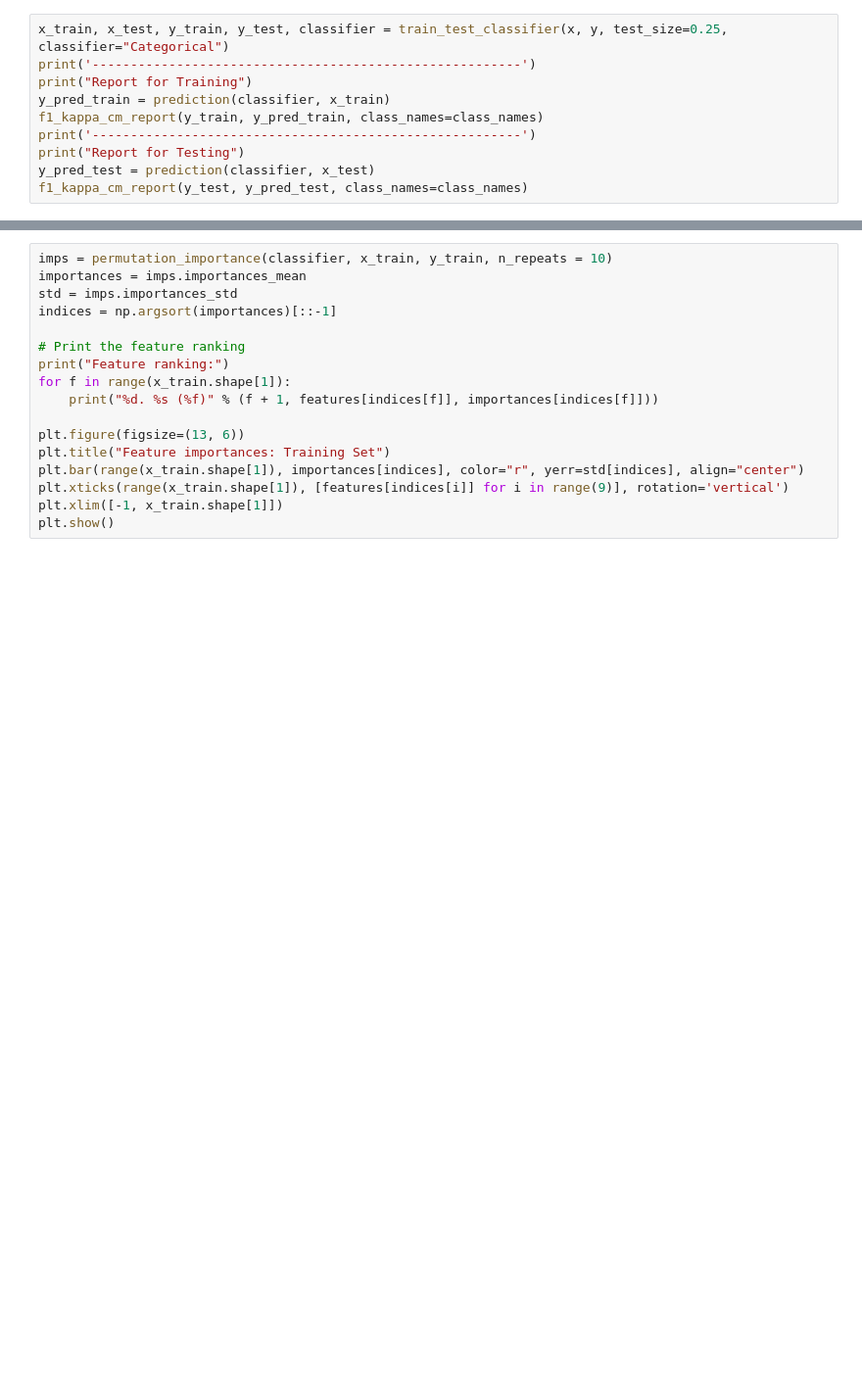
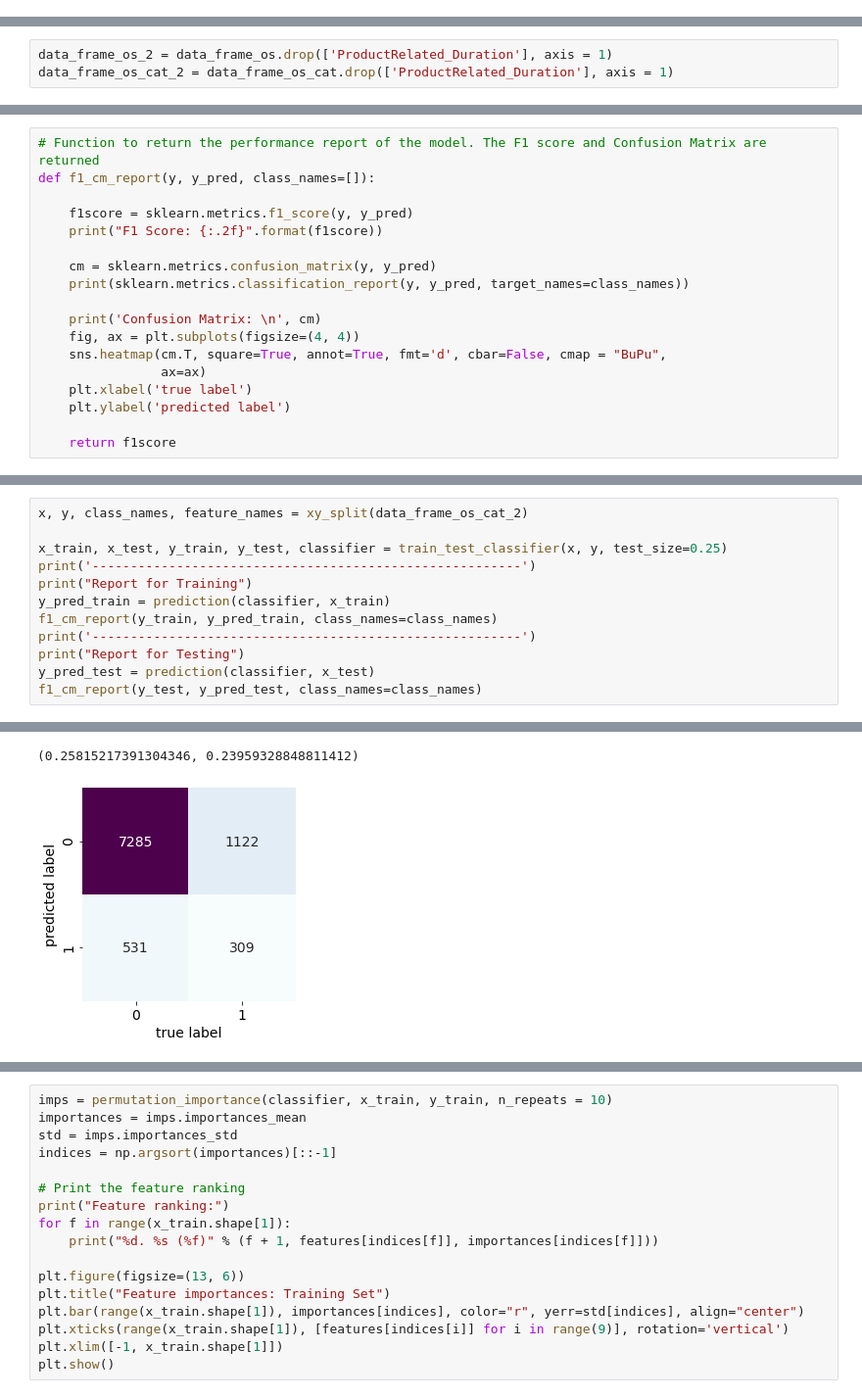
Before and after one commit to umitozmen/MachineLearning-CEGE04-Erebus, a Jupyter notebook: Bayesian Learning Shoppers.ipynb, the cells around one changed output, grey strips where cells are left out. Shown at 98% size. Cells and saved outputs as stored; diff of their text form; blank space fills up the shorter version.

```diff
--- a/Bayesian Learning Shoppers.ipynb
+++ b/Bayesian Learning Shoppers.ipynb
@@ -352,10 +0,0 @@ x, y, class_names, feature_names = xy_split(data_frame_os_cat)
-# %%
-x_train, x_test, y_train, y_test, classifier = train_test_classifier(x, y, test_size=0.25, classifier="Categorical")
-print('--------------------------------------------------------')
-print("Report for Training")
-y_pred_train = prediction(classifier, x_train)
-f1_kappa_cm_report(y_train, y_pred_train, class_names=class_names)
-print('--------------------------------------------------------')
-print("Report for Testing")
-y_pred_test = prediction(classifier, x_test)
-f1_kappa_cm_report(y_test, y_pred_test, class_names=class_names)
@@ -382,0 +198,3 @@ Confusion Matrix:
+# %%
+data_frame_os_2 = data_frame_os.drop(['ProductRelated_Duration'], axis = 1)
+data_frame_os_cat_2 = data_frame_os_cat.drop(['ProductRelated_Duration'], axis = 1)
@@ -382,0 +274,18 @@ Confusion Matrix:
+# %%
+# Function to return the performance report of the model. The F1 score and Confusion Matrix are returned
+def f1_cm_report(y, y_pred, class_names=[]):
+
+    f1score = sklearn.metrics.f1_score(y, y_pred)
+    print("F1 Score: {:.2f}".format(f1score))
+
+    cm = sklearn.metrics.confusion_matrix(y, y_pred)
+    print(sklearn.metrics.classification_report(y, y_pred, target_names=class_names))
+
+    print('Confusion Matrix: \n', cm)
+    fig, ax = plt.subplots(figsize=(4, 4))
+    sns.heatmap(cm.T, square=True, annot=True, fmt='d', cbar=False, cmap = "BuPu",
+                ax=ax)
+    plt.xlabel('true label')
+    plt.ylabel('predicted label')
+
+    return f1score
@@ -382,0 +298,13 @@ Confusion Matrix:
+# %%
+x, y, class_names, feature_names = xy_split(data_frame_os_cat_2)
+
+x_train, x_test, y_train, y_test, classifier = train_test_classifier(x, y, test_size=0.25)
+print('--------------------------------------------------------')
+print("Report for Training")
+y_pred_train = prediction(classifier, x_train)
+f1_cm_report(y_train, y_pred_train, class_names=class_names)
+print('--------------------------------------------------------')
+print("Report for Testing")
+y_pred_test = prediction(classifier, x_test)
+f1_cm_report(y_test, y_pred_test, class_names=class_names)
+# %% [output]
@@ -382,0 +348,2 @@ Confusion Matrix:
+(0.25815217391304346, 0.23959328848811412)
+[figure, added]
```
Also changed, not shown: parts of 78 cells of this notebook, 3 other files.
